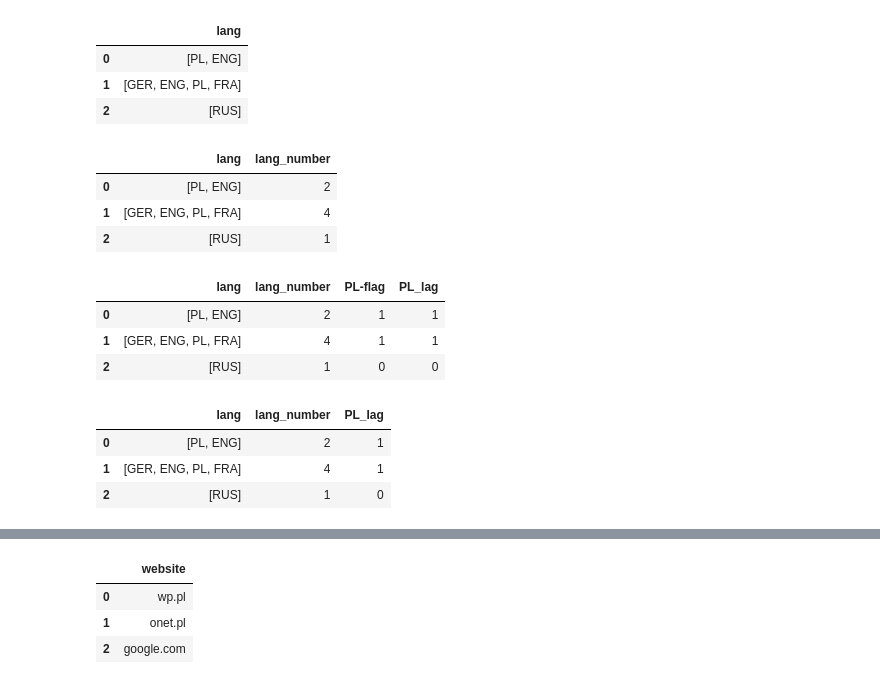
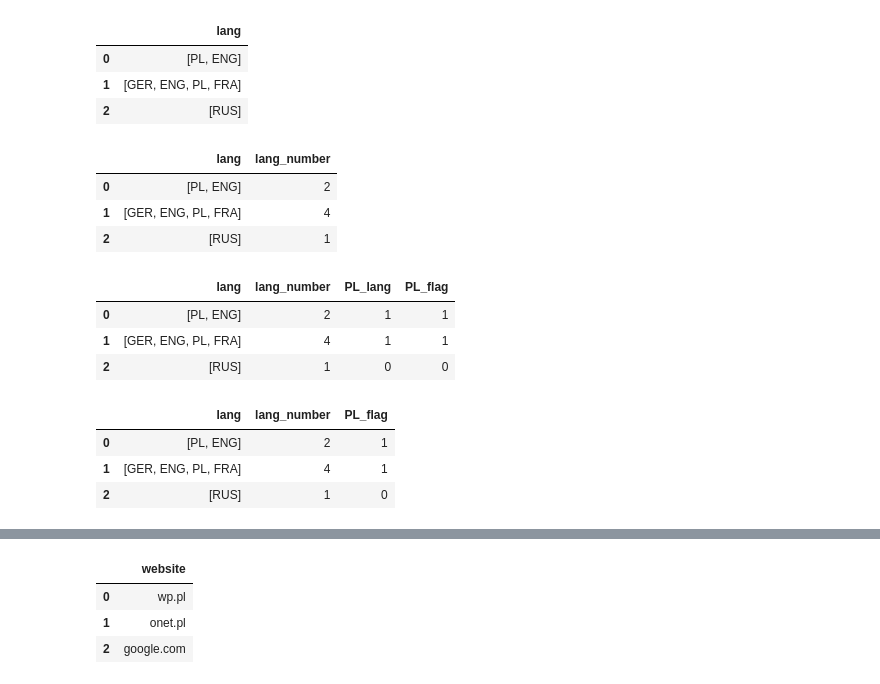
Before and after one commit to KarolinaK-14/ML, a Jupyter notebook: feature_extraction.ipynb, the cells around one changed output, grey strips where cells are left out. Saved outputs shown, nothing was run; the diff lists cells and outputs as text; code cells hidden in the pictures.

```diff
--- a/feature_extraction.ipynb
+++ b/feature_extraction.ipynb
@@ -135,27 +181,27 @@ df
 | 1 | [GER, ENG, PL, FRA] |
 | 2 | [RUS] |
 # %%
-df['lang_number'] = df['lang'].apply(len)
+# df['lang_number'] = df['lang'].apply(len)
+df['lang_number'] = df.lang.apply(len)
+df
+# %% [output]
+|  | lang | lang_number |
+| 0 | [PL, ENG] | 2 |
+| 1 | [GER, ENG, PL, FRA] | 4 |
+| 2 | [RUS] | 1 |
-# %%
-df
-# %% [output]
-|  | lang | lang_number |
-| 0 | [PL, ENG] | 2 |
-| 1 | [GER, ENG, PL, FRA] | 4 |
-| 2 | [RUS] | 1 |
 # %%
-df['PL_lag'] = df['lang'].apply(lambda x: 1 if 'PL' in x else 0)
+df['PL_flag']=df.lang.apply(lambda x: 1 if 'PL' in x else 0)
 df
 # %% [output]
-|  | lang | lang_number | PL-flag | PL_lag |
+|  | lang | lang_number | PL_lang | PL_flag |
 | 0 | [PL, ENG] | 2 | 1 | 1 |
 | 1 | [GER, ENG, PL, FRA] | 4 | 1 | 1 |
 | 2 | [RUS] | 1 | 0 | 0 |
 # %%
-del df['PL-flag']
+del df['PL_lang']
 df
 # %% [output]
-|  | lang | lang_number | PL_lag |
+|  | lang | lang_number | PL_flag |
 | 0 | [PL, ENG] | 2 | 1 |
 | 1 | [GER, ENG, PL, FRA] | 4 | 1 |
 | 2 | [RUS] | 1 | 0 |
```
Also changed, not shown: parts of 18 cells of this notebook.
